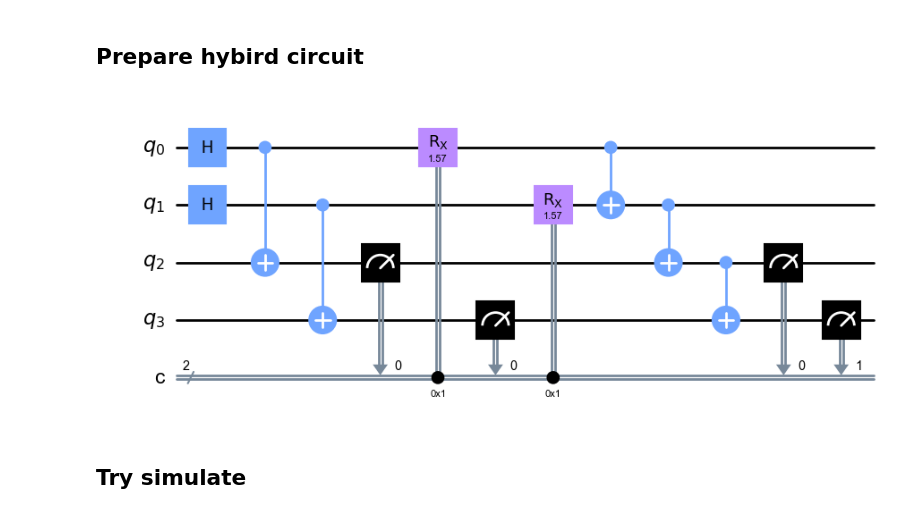
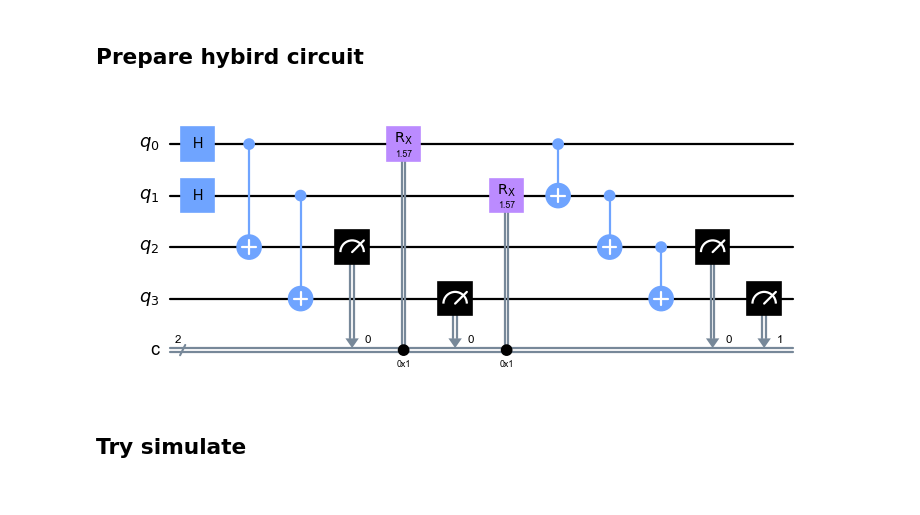
Before and after one commit to hoolheart/scout, a Jupyter notebook: notebooks/02-quantum-computing/03-hybrid-circuit.ipynb, the cells around one changed output. Drawn from its saved outputs; the diff is of its cells as text; code cells hidden in the pictures.

```diff
--- a/notebooks/02-quantum-computing/03-hybrid-circuit.ipynb
+++ b/notebooks/02-quantum-computing/03-hybrid-circuit.ipynb
@@ -41,33 +41,33 @@ Version Information
 # %%
 qasm = """
 OPENQASM 2.0;
 include "qelib1.inc";
 
 qreg q[4];
 creg c[2];
 
 h q[0];
 h q[1];
 
 cx q[0], q[2];
 cx q[1], q[3];
 
 measure q[2] -> c[0];
 if (c == 1) rx(1.570796) q[0];
 
 measure q[3] -> c[0];
 if (c == 1) rx(1.570796) q[1];
 
 cx q[0], q[1];
 cx q[1], q[2];
 cx q[2], q[3];
 
 measure q[2] -> c[0];
 measure q[3] -> c[1];
 """
 circ = qiskit.QuantumCircuit.from_qasm_str(qasm)
-circ.draw()
+circ.draw(style='clifford', scale=0.8)
 # %% [output]
-[figure, old version]
+[figure, new version]
 # %% [markdown]
 ## Try simulate
```
Also changed, not shown: parts of 13 cells of this notebook.
